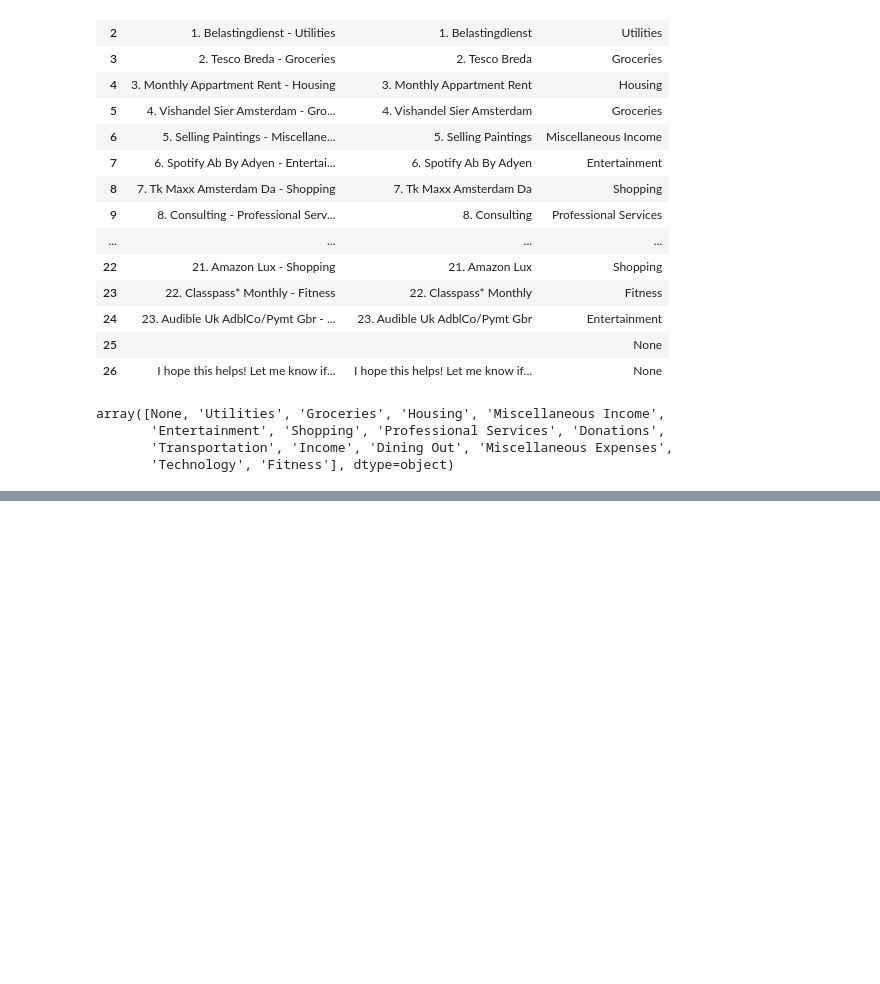
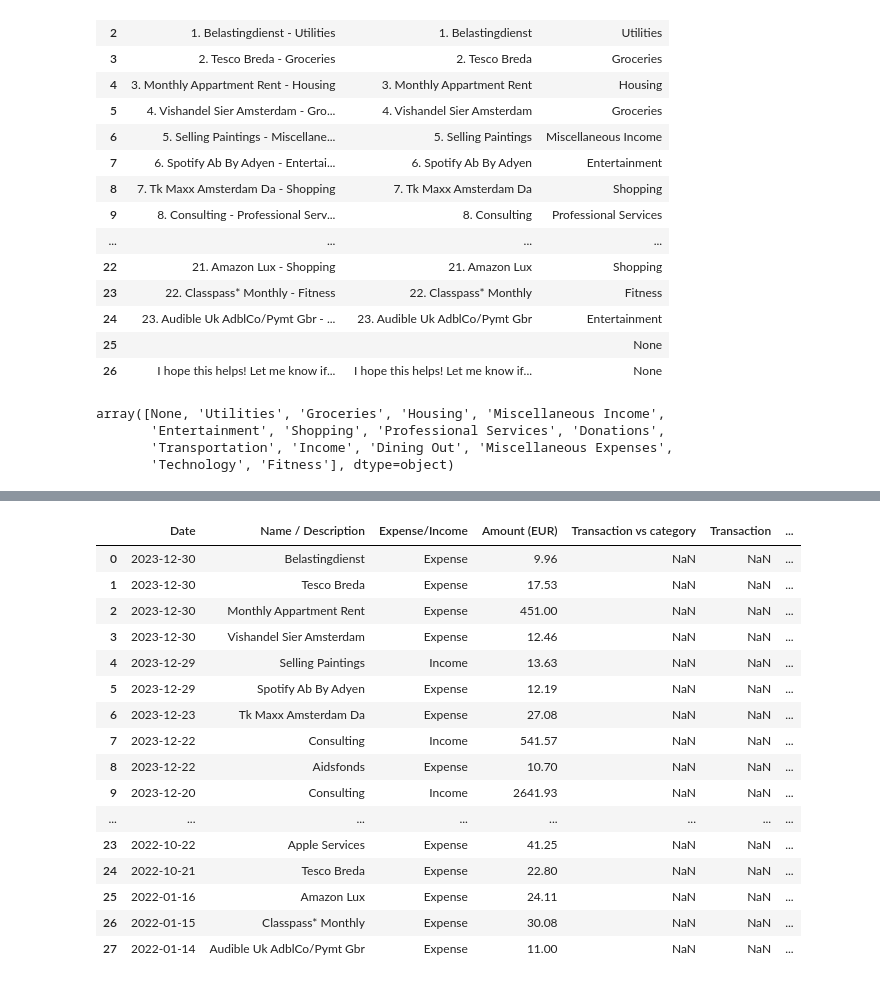
Before and after one commit to Markkimaathi/Anaylix, a Jupyter notebook: categorize_expenses.ipynb, the cells around one changed output, grey strips where cells are left out. Saved outputs shown, nothing was run; the diff lists cells and outputs as text; code cells hidden in the pictures; blank space fills up the shorter version.

Commit message:
Categorise transactions with Llama2

```diff
--- a/categorize_expenses.ipynb
+++ b/categorize_expenses.ipynb
@@ -146,3 +146,23 @@ array([None, 'Utilities', 'Groceries', 'Housing', 'Miscellaneous Income',
        'Entertainment', 'Shopping', 'Professional Services', 'Donations',
        'Transportation', 'Income', 'Dining Out', 'Miscellaneous Expenses',
        'Technology', 'Fitness'], dtype=object)
+# %%
+# Drop NA values
+categories_df_all = categories_df_all.dropna()
+
+# If category contains "Food", then categorise as "Food and Drinks"
+categories_df_all.loc[categories_df_all['Category'].str.contains("Food"), 'Category'] = "Food and Drinks"
+# If category contains "Clothing", then categorise as "Clothing"
+categories_df_all.loc[categories_df_all['Category'].str.contains("Clothing"), 'Category'] = "Clothing"
+# If category contains "Services", then categorise as "Services"
+categories_df_all.loc[categories_df_all['Category'].str.contains("Services"), 'Category'] = "Services"
+# If category contains "Health" or "Wellness", then categorise as "Health and Wellness"
+categories_df_all.loc[categories_df_all['Category'].str.contains("Health|Wellness"), 'Category'] = "Health and Wellness"
+# If category contains "Sport", then categorise as "Sport
+#  and Fitness"
+categories_df_all.loc[categories_df_all['Category'].str.contains("Sport"), 'Category'] = "Sport and Fitness"
+# If category contains "Travel", then categorise as "Travel"
+categories_df_all.loc[categories_df_all['Category'].str.contains("Travel"), 'Category'] = "Travel"
+# %%
+categories_df_all['Transaction'] = categories_df_all['Transaction'].str.replace(r'\d+\.\s+', '')
+categories_df_all
@@ -148,0 +192,24 @@ array([None, 'Utilities', 'Groceries', 'Housing', 'Miscellaneous Income',
+# %%
+# Merge the categories_df_all with the transactions_2022_2023.csv dataframe (df)
+df = pd.read_csv("transactions_2022_2023.csv")
+df.loc[df['Name / Description'].str.contains("Spotify"), 'Name / Description'] = "Spotify Ab By Adyen"
+df = pd.merge(df, categories_df_all, left_on='Name / Description', right_on='Transaction', how='left')
+df
+# %% [output]
+|  | Date | Name / Description | Expense/Income | Amount (EUR) | Transaction vs category | Transaction | ... |
+| 0 | 2023-12-30 | Belastingdienst | Expense | 9.96 | NaN | NaN | ... |
+| 1 | 2023-12-30 | Tesco Breda | Expense | 17.53 | NaN | NaN | ... |
+| 2 | 2023-12-30 | Monthly Appartment Rent | Expense | 451.00 | NaN | NaN | ... |
+| 3 | 2023-12-30 | Vishandel Sier Amsterdam | Expense | 12.46 | NaN | NaN | ... |
+| 4 | 2023-12-29 | Selling Paintings | Income | 13.63 | NaN | NaN | ... |
+| 5 | 2023-12-29 | Spotify Ab By Adyen | Expense | 12.19 | NaN | NaN | ... |
+| 6 | 2023-12-23 | Tk Maxx Amsterdam Da | Expense | 27.08 | NaN | NaN | ... |
+| 7 | 2023-12-22 | Consulting | Income | 541.57 | NaN | NaN | ... |
+| 8 | 2023-12-22 | Aidsfonds | Expense | 10.70 | NaN | NaN | ... |
+| 9 | 2023-12-20 | Consulting | Income | 2641.93 | NaN | NaN | ... |
+| ... | ... | ... | ... | ... | ... | ... | ... |
+| 23 | 2022-10-22 | Apple Services | Expense | 41.25 | NaN | NaN | ... |
+| 24 | 2022-10-21 | Tesco Breda | Expense | 22.80 | NaN | NaN | ... |
+| 25 | 2022-01-16 | Amazon Lux | Expense | 24.11 | NaN | NaN | ... |
+| 26 | 2022-01-15 | Classpass* Monthly | Expense | 30.08 | NaN | NaN | ... |
+| 27 | 2022-01-14 | Audible Uk AdblCo/Pymt Gbr | Expense | 11.00 | NaN | NaN | ... |
```
Also changed, not shown: parts of 2 cells of this notebook, 1 other file.
